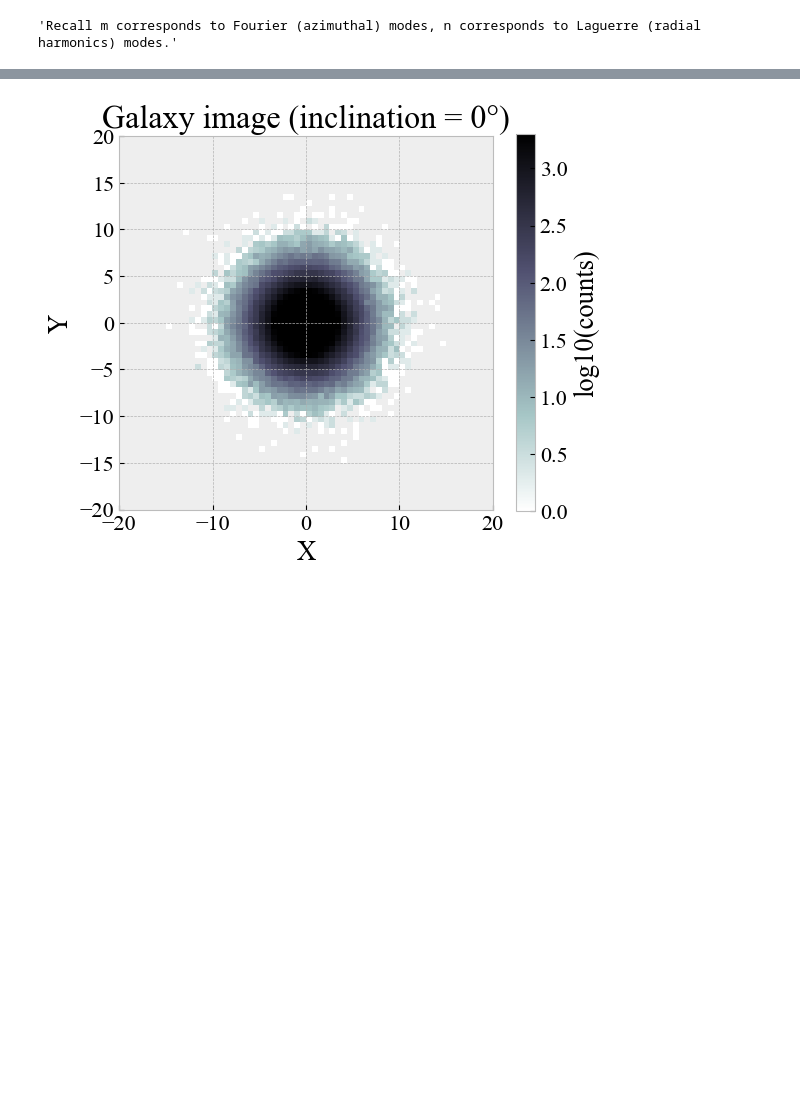
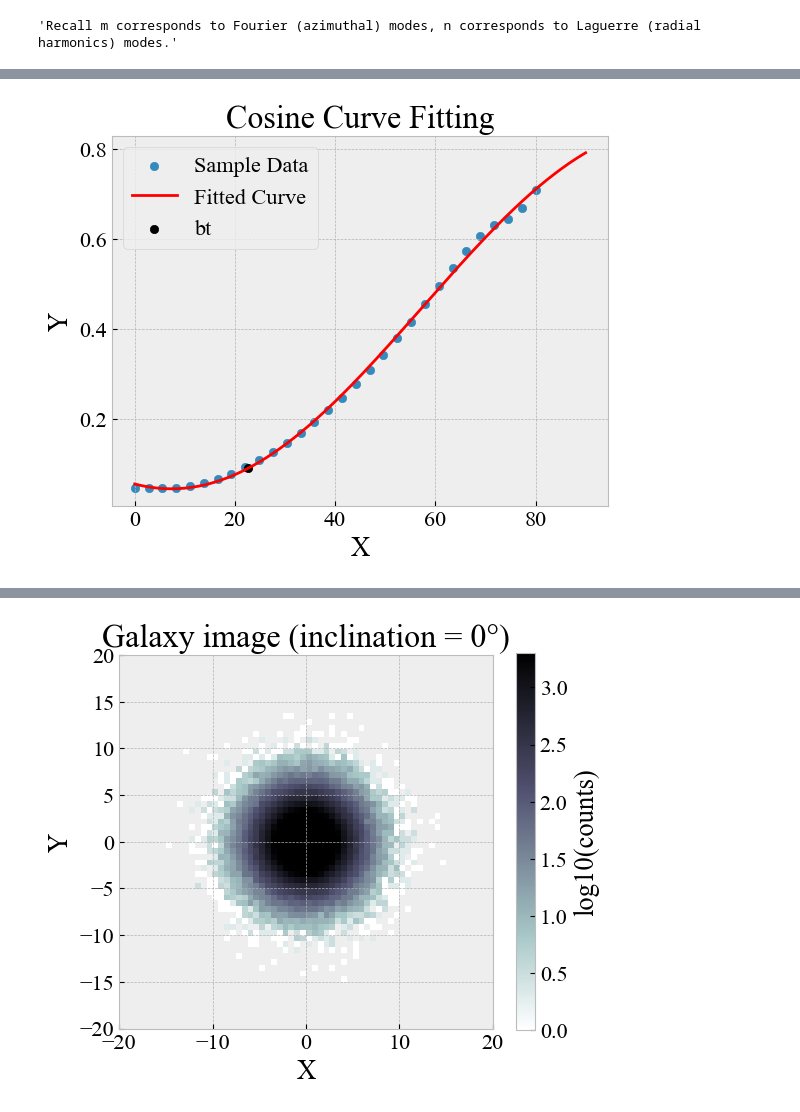
Before and after one commit to meganhmartinez/Sonification, a Jupyter notebook: Expansions.ipynb, the cells around one changed output, grey strips where cells are left out. Drawn from its saved outputs; the diff is of its cells as text; code cells hidden in the pictures; blank space fills up the shorter version.

```diff
--- a/Expansions.ipynb
+++ b/Expansions.ipynb
@@ -358,0 +354,99 @@ Text(0.5, 1.0, 'Amn difference Simulation vs Image')
+# %%
+def cos_function(x, A, B, C, D):
+
+    return A *np.cos(B * np.radians(x) + C) + D
+
+# Initial guess for the parameters [A, B, C, D]
+initial_guess = [70.7, 0.1, 0, 1]
+
+# Perform the curve fitting
+params, covariance = curve_fit(cos_function, incl_list, eta_avg_list, p0=initial_guess)
+
+# Extract the fitted parameters
+A_fit, B_fit, C_fit, D_fit = params
+
+print(f"Fitted parameters: A={A_fit}, B={B_fit}, C={C_fit}, D={D_fit}")
+# Generate y values using the fitted parameters
+inc_fit = np.linspace(0.0, 90, 500)
+eta_fit = cos_function(inc_fit, A_fit, B_fit, C_fit, D_fit)
+
+
+# Plot the original data and the fitted curve
+plt.scatter(incl_list, eta_avg_list, label='Sample Data')
+plt.plot(inc_fit, eta_fit, label='Fitted Curve', color='red')
+plt.xlabel('X')
+plt.ylabel('Y')
+
+
+def FindInc(eta, A, B, C, D):
+    inside = np.clip((eta - D) / A, -1.0, 1.0)
+    theta1 = (np.arccos(inside) - C) / B
+    theta2 = (-np.arccos(inside) - C) / B
+    deg1 = np.rad2deg(theta1)
+    deg2 = np.rad2deg(theta2)
+    # Return value in [0, 90]
+    valid = [deg for deg in (deg1, deg2) if 0 <= deg <= 90]
+    return valid[0] if valid else np.nan  # or handle gracefully
+
+
+inc_bt=FindInc(eta_bt,A_fit,B_fit,C_fit,D_fit)
+print(eta_bt)
+plt.scatter(inc_bt,eta_bt, color='black',label='bt')
+plt.title('Cosine Curve Fitting')
+plt.legend()
+plt.show()
+
+
+PA=0
+D = DiscGalaxy(N=N, a=a, M=np.sum(gray))  # adjust N and a as needed
+D.rotate_disc(inc_bt, 0, PA)
+D.generate_image(rmax=rmax, nbins=nbins, noiselevel=noise)
+img_orig = D.img.copy()
+
+# Replace zero pixels with NaN to avoid log10(-inf) warnings
+
+safe_img = np.where(D.img > 0, D.img, np.nan)
+log_img = np.log10(safe_img)
+
+
+"""Plotting the galaxy image"""
+
+plt.figure(figsize=(6, 5))
+plt.imshow(log_img, origin='lower', cmap='bone_r',
+        extent=[D.x_edges[0], D.x_edges[-1], D.y_edges[0], D.y_edges[-1]])
+plt.colorbar(label='log10(counts)')
+plt.title(f"Galaxy image (inclination = {inc_bt}°)")
+plt.xlabel("X")
+plt.ylabel("Y")
+plt.tight_layout()
+plt.show()
+
+
+
+E1 = D.make_expansion(mmax,nmax,a*1.5,noisy=False) # Expanding the image
+c = E1.coscoefs; s = E1.sincoefs
+Amndisc = np.sqrt(E1.coscoefs**2 +E1.sincoefs**2)
+Amndisc_matrix = Amndisc.T
+print(f"Amn inc= {inc} (rows = n, columns = m):")
+print(np.round(Amndisc_matrix,0))
+
+
+figure = plt.figure()
+axes = figure.add_subplot(111)
+Amndiff=Amn_matrix-Amndisc_matrix
+print("Amn difference (rows = n, columns = m):")
+print(np.round(Amndiff,0))
+
+
+limit=max(Amndiff.max(), -Amndiff.min())
+norm = colors.TwoSlopeNorm(
+    vmin=min(limit,-limit),   # most negative maps to one end
+    vcenter=0,            # zero maps to center (white)
+    vmax=max(limit,-limit)    # most positive maps to the other end
+)
+
+caxes = axes.matshow(Amndiff, interpolation ='nearest',norm=norm, cmap=divergent)
+figure.colorbar(caxes)
+
+axes.set_title(f"Amn difference Simulation vs Image")
+# %% [output]
@@ -358,0 +455 @@ Text(0.5, 1.0, 'Amn difference Simulation vs Image')
+[figure, added]
```
Also changed, not shown: parts of 6 cells of this notebook, 3 other files.
